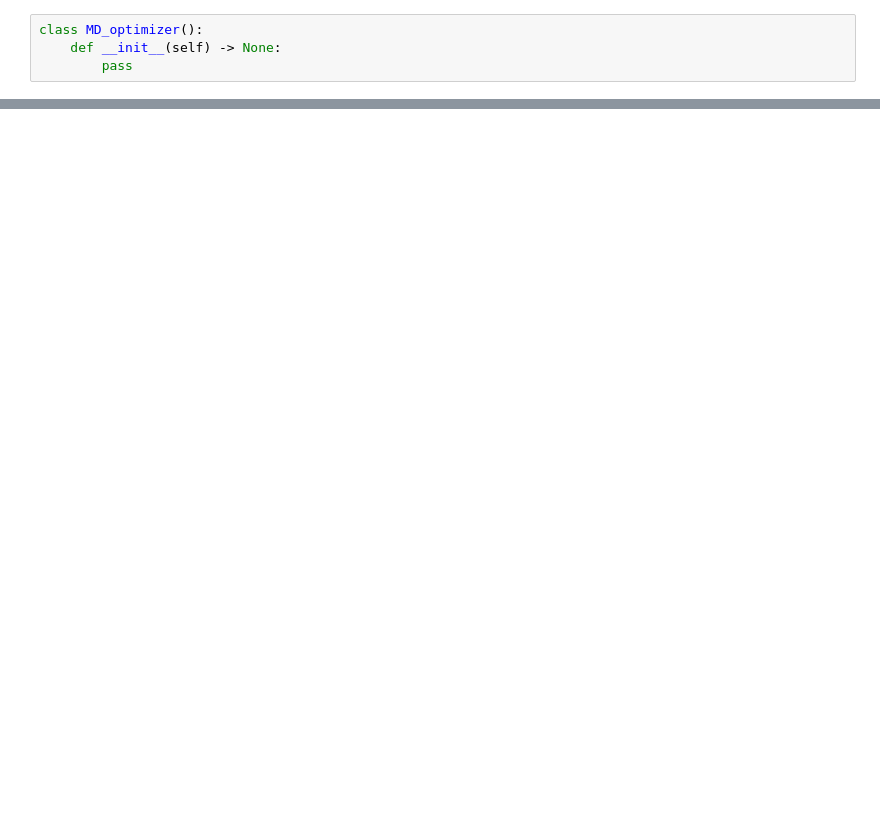
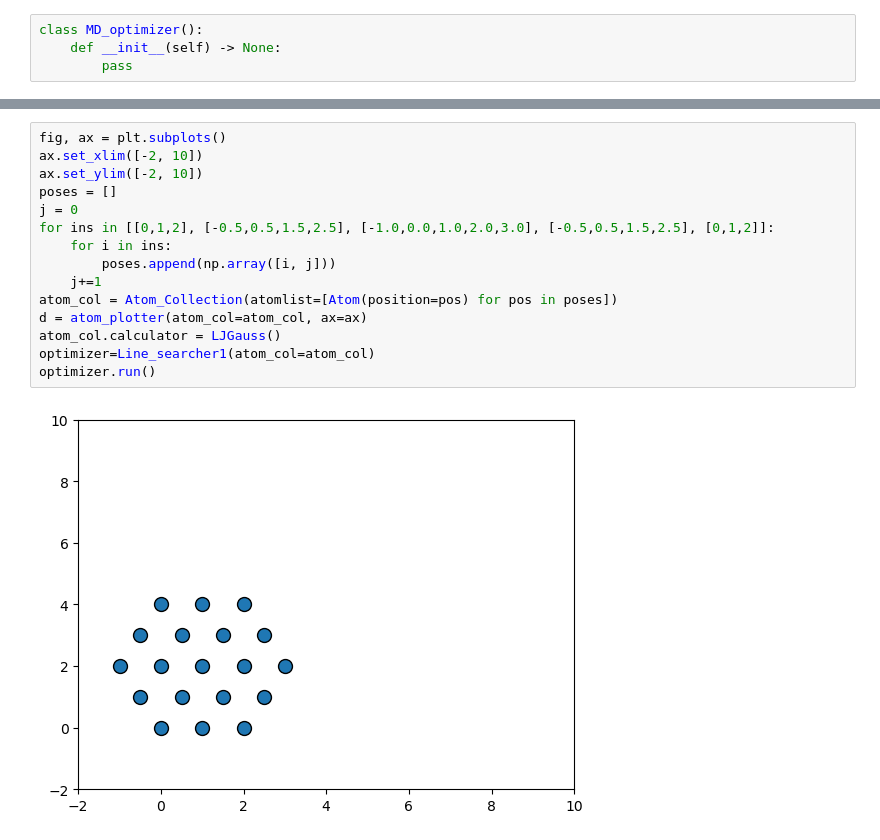
Before and after one commit to karsten3112/Computational-Physics, a Jupyter notebook: Week7/exercise 38/exercise38.ipynb, the cells around one changed output, grey strips where cells are left out. Cells and saved outputs as stored; diff of their text form; blank space fills up the shorter version.

```diff
--- a/Week7/exercise 38/exercise38.ipynb
+++ b/Week7/exercise 38/exercise38.ipynb
@@ -60,0 +104,17 @@ Text(0.5, 1.0, '-2.189')
+# %%
+fig, ax = plt.subplots()
+ax.set_xlim([-2, 10])
+ax.set_ylim([-2, 10])
+poses = []
+j = 0
+for ins in [[0,1,2], [-0.5,0.5,1.5,2.5], [-1.0,0.0,1.0,2.0,3.0], [-0.5,0.5,1.5,2.5], [0,1,2]]:
+    for i in ins:
+        poses.append(np.array([i, j]))
+    j+=1
+atom_col = Atom_Collection(atomlist=[Atom(position=pos) for pos in poses])
+d = atom_plotter(atom_col=atom_col, ax=ax)
+atom_col.calculator = LJGauss()
+optimizer=Line_searcher1(atom_col=atom_col)
+optimizer.run()
+# %% [output]
+[figure, added]
```
Also changed, not shown: parts of 7 cells of this notebook, 11 other files.
